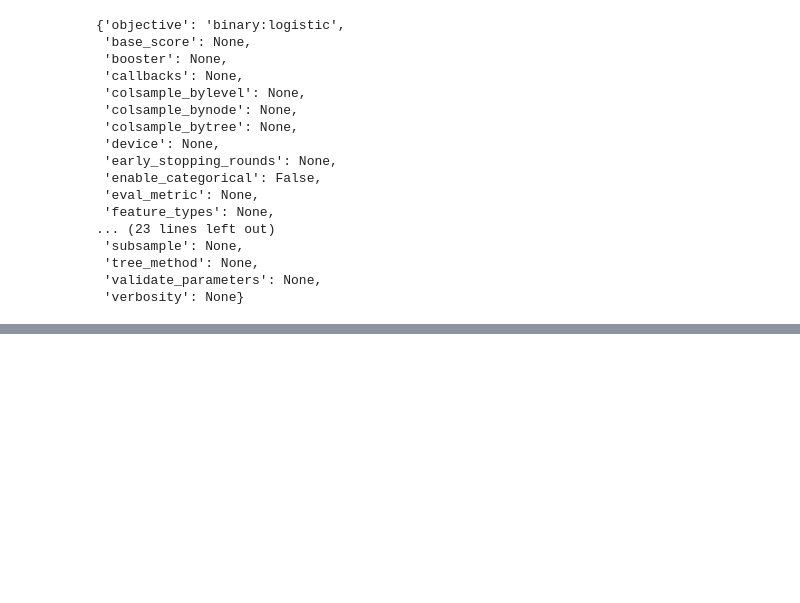
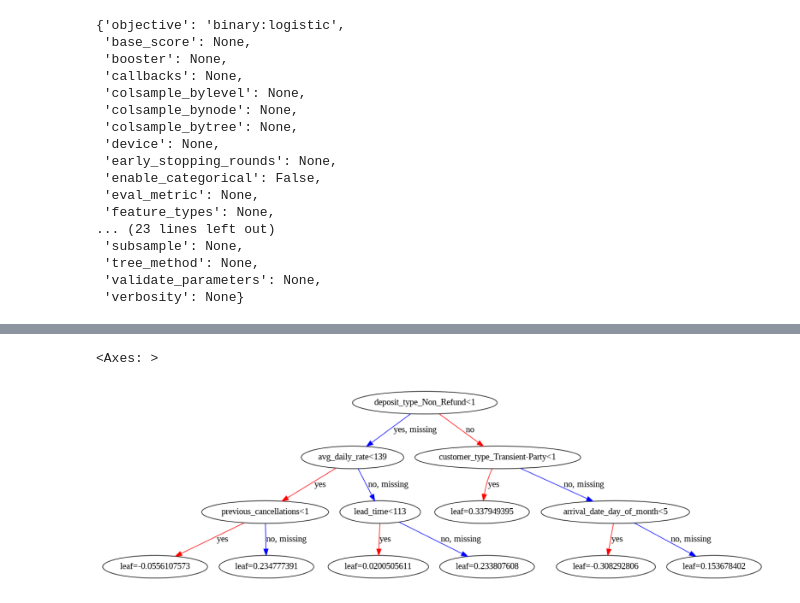
Before and after one commit to johnkal4/BA-CUSTOMER-CHURN-1, a Jupyter notebook: Untitled3.ipynb, the cells around one changed output, grey strips where cells are left out. Drawn from its saved outputs; the diff is of its cells as text; code cells hidden in the pictures; blank space fills up the shorter version.

```diff
--- a/Untitled3.ipynb
+++ b/Untitled3.ipynb
@@ -82,0 +181,5 @@ xgb_clf.get_params()
+# %%
+xgb.plot_tree(xgb_clf, num_trees=9)
+# %% [output]
+<Axes: >
+[figure, added]
```
Also changed, not shown: parts of 39 cells of this notebook.
